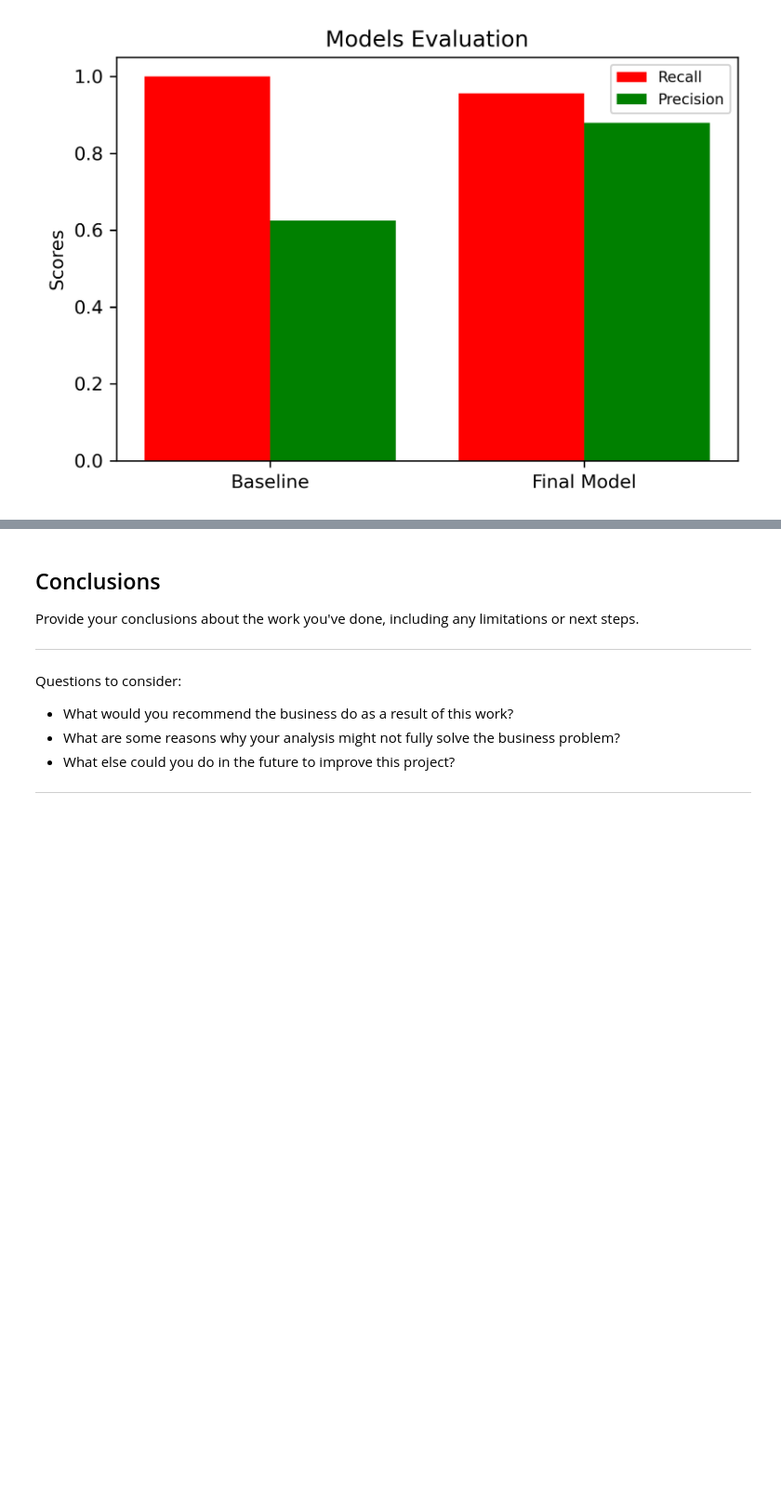
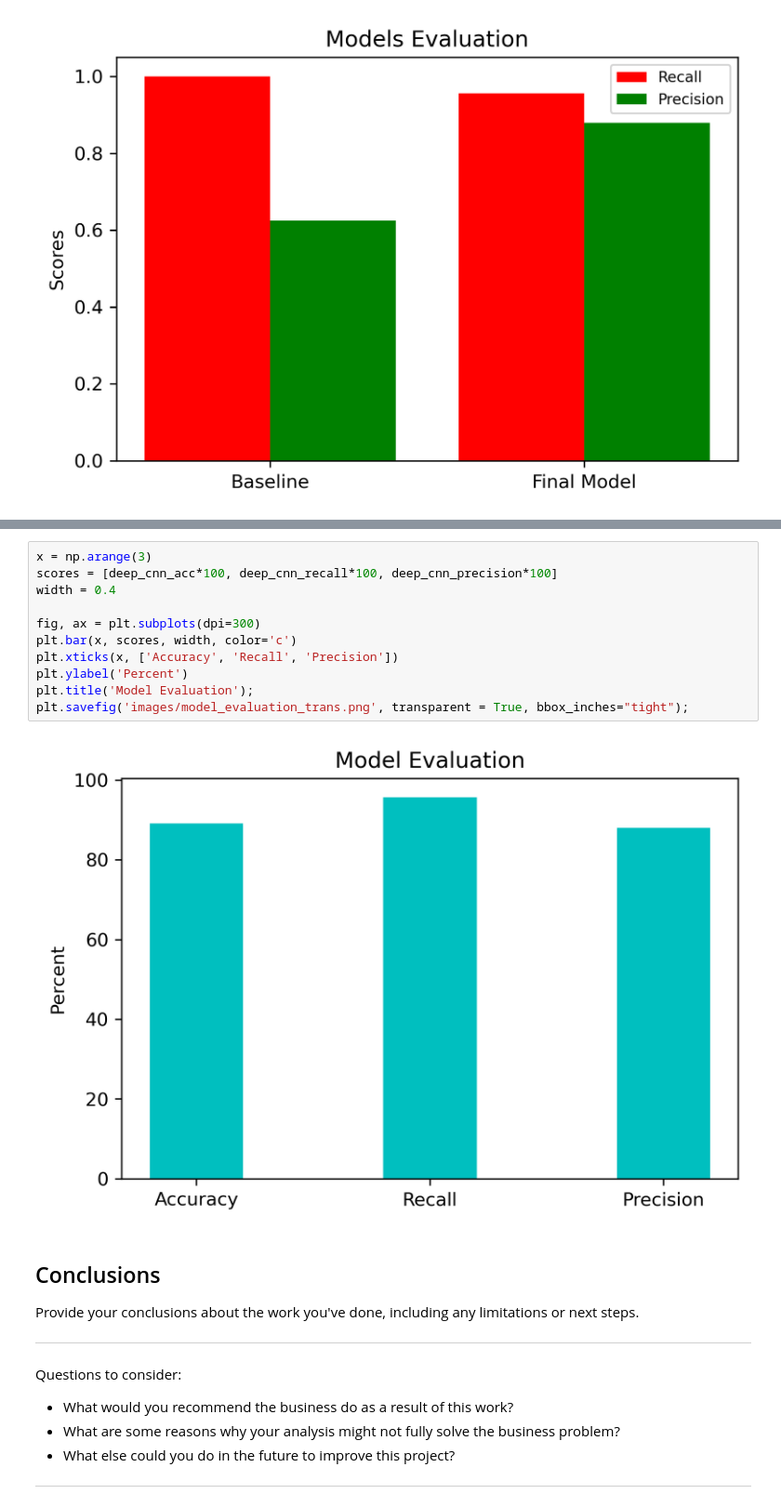
Before and after one commit to Meir-Alelov/Deep_Learning_Pneumonia_Detection, a Jupyter notebook: Deep_Learning_Pneumonia_Detection.ipynb, the cells around one changed output, grey strips where cells are left out. Shown at 93% size. Saved outputs shown, nothing was run; the diff lists cells and outputs as text; blank space fills up the shorter version.

```diff
--- a/Deep_Learning_Pneumonia_Detection.ipynb
+++ b/Deep_Learning_Pneumonia_Detection.ipynb
@@ -820,3 +935,16 @@ ax.legend(['Recall', 'Precision'], fontsize=8);
+# %%
+x = np.arange(3)
+scores = [deep_cnn_acc*100, deep_cnn_recall*100, deep_cnn_precision*100]
+width = 0.4
+
+fig, ax = plt.subplots(dpi=300)
+plt.bar(x, scores, width, color='c')
+plt.xticks(x, ['Accuracy', 'Recall', 'Precision'])
+plt.ylabel('Percent')
+plt.title('Model Evaluation');
+plt.savefig('images/model_evaluation_trans.png', transparent = True, bbox_inches="tight");
+# %% [output]
+[figure, added]
 # %% [markdown]
 ## Conclusions
 Provide your conclusions about the work you've done, including any limitations or next steps.
```
Also changed, not shown: parts of 13 cells of this notebook, 15 other files.
